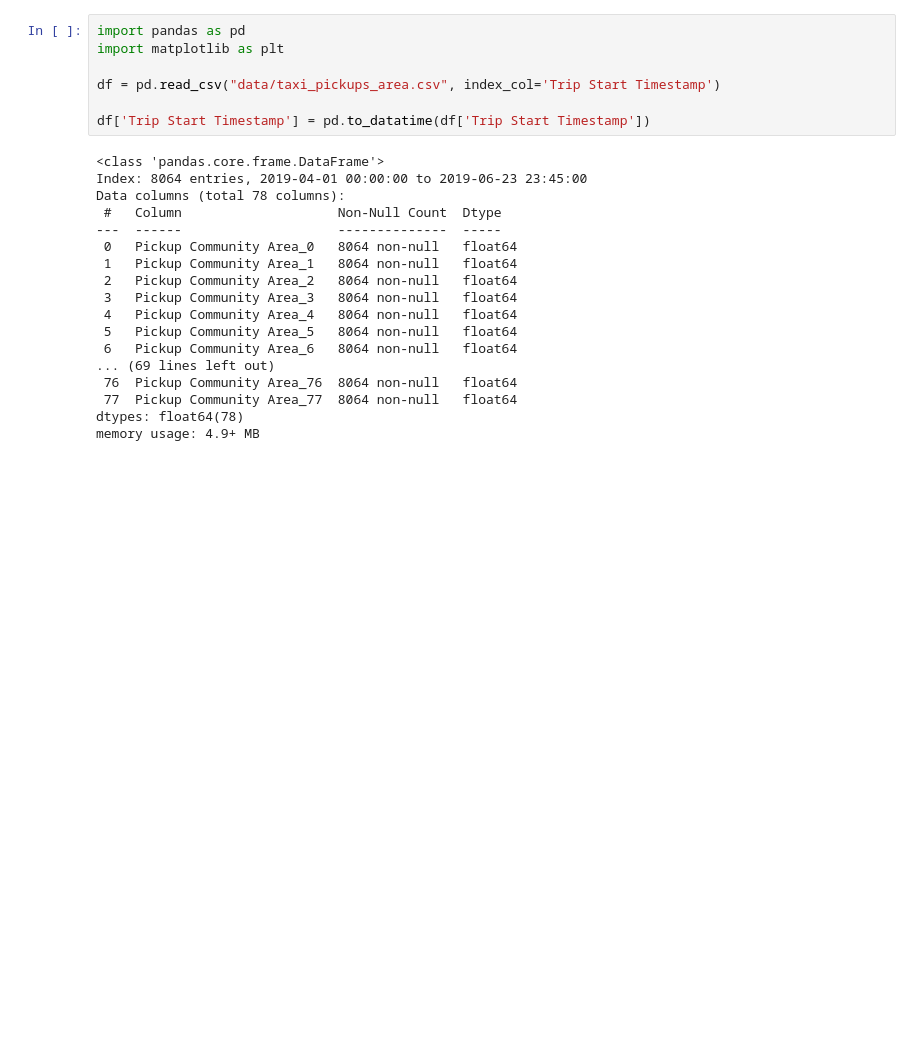
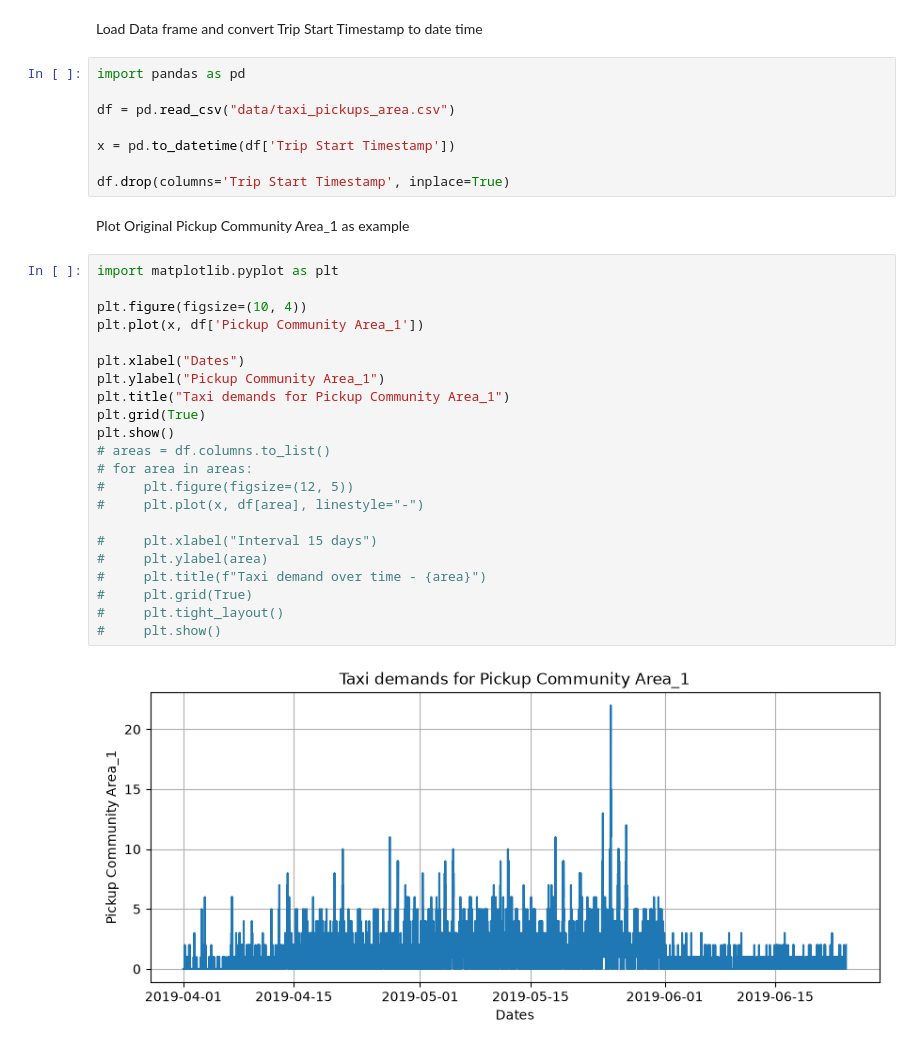
Before and after one commit to isel-har/uber_42, a Jupyter notebook: uber.ipynb, the cells around one changed output. Saved outputs shown, nothing was run; the diff lists cells and outputs as text; blank space fills up the shorter version.

```diff
--- a/uber.ipynb
+++ b/uber.ipynb
@@ -1,25 +1,36 @@
+# %% [markdown]
+Load Data frame and convert Trip Start Timestamp to date time
 # %%
 import pandas as pd
-import matplotlib as plt
 
-df = pd.read_csv("data/taxi_pickups_area.csv", index_col='Trip Start Timestamp')
+df = pd.read_csv("data/taxi_pickups_area.csv")
 
-df['Trip Start Timestamp'] = pd.to_datatime(df['Trip Start Timestamp'])
+x = pd.to_datetime(df['Trip Start Timestamp'])
+
+df.drop(columns='Trip Start Timestamp', inplace=True)
-# %% [output]
-<class 'pandas.core.frame.DataFrame'>
-Index: 8064 entries, 2019-04-01 00:00:00 to 2019-06-23 23:45:00
-Data columns (total 78 columns):
- #   Column                    Non-Null Count  Dtype
----  ------                    --------------  -----
- 0   Pickup Community Area_0   8064 non-null   float64
- 1   Pickup Community Area_1   8064 non-null   float64
- 2   Pickup Community Area_2   8064 non-null   float64
- 3   Pickup Community Area_3   8064 non-null   float64
- 4   Pickup Community Area_4   8064 non-null   float64
- 5   Pickup Community Area_5   8064 non-null   float64
- 6   Pickup Community Area_6   8064 non-null   float64
-... (69 lines left out)
- 76  Pickup Community Area_76  8064 non-null   float64
- 77  Pickup Community Area_77  8064 non-null   float64
-dtypes: float64(78)
-memory usage: 4.9+ MB
+# %% [markdown]
+Plot Original Pickup Community Area_1 as example
+# %%
+import matplotlib.pyplot as plt
+
+plt.figure(figsize=(10, 4))
+plt.plot(x, df['Pickup Community Area_1'])
+
+plt.xlabel("Dates")
+plt.ylabel("Pickup Community Area_1")
+plt.title("Taxi demands for Pickup Community Area_1")
+plt.grid(True)
+plt.show()
+# areas = df.columns.to_list()
+# for area in areas:
+#     plt.figure(figsize=(12, 5))
+#     plt.plot(x, df[area], linestyle="-")
+
+#     plt.xlabel("Interval 15 days")
+#     plt.ylabel(area)
+#     plt.title(f"Taxi demand over time - {area}")
+#     plt.grid(True)
+#     plt.tight_layout()
+#     plt.show()
+# %% [output]
+[figure, added]
```
Also changed, not shown: parts of 2 cells of this notebook.
